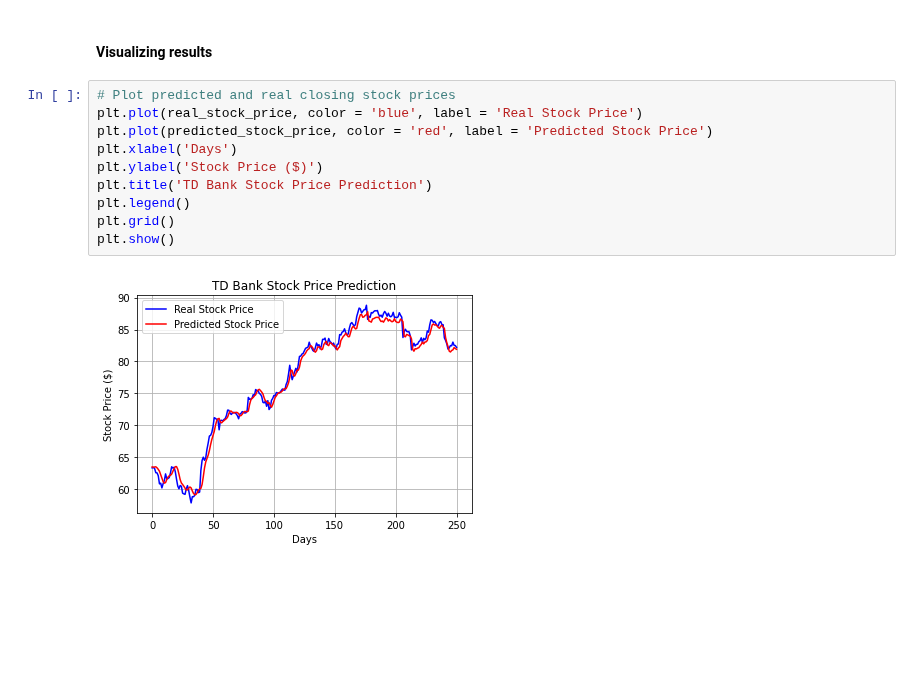
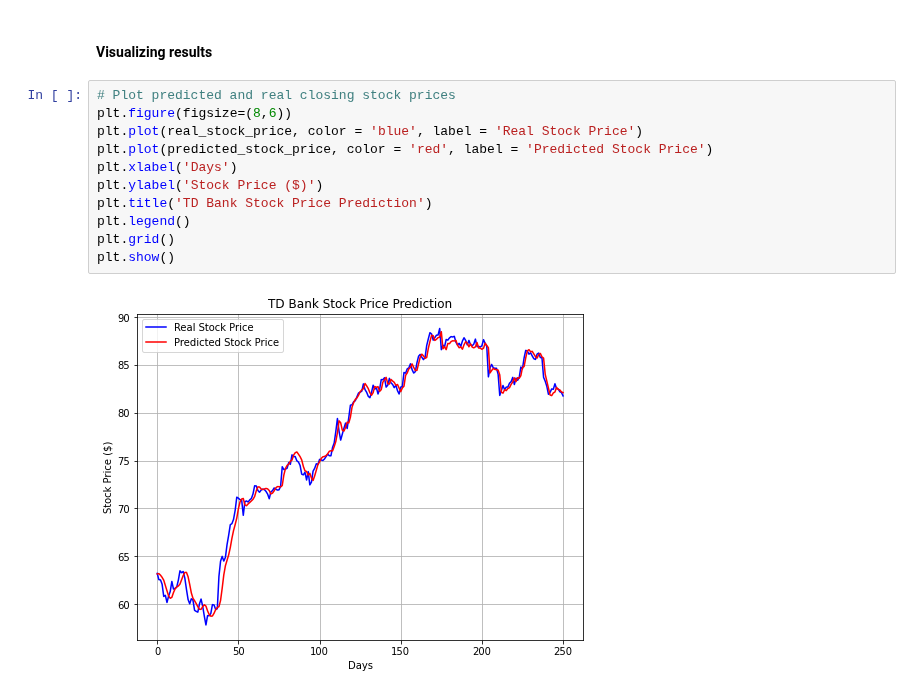
Before and after one commit to MarkLee7925/Bank-Stock-Prices-Prediction, a Jupyter notebook: Models/TDBank_StockPricesPrediction.ipynb, the cells around one changed output. Drawn from its saved outputs; the diff is of its cells as text; blank space fills up the shorter version.

```diff
--- a/Models/TDBank_StockPricesPrediction.ipynb
+++ b/Models/TDBank_StockPricesPrediction.ipynb
@@ -323,13 +323,14 @@ R^2 Score: 0.9887243167786729
 #### Visualizing results
 # %%
 # Plot predicted and real closing stock prices
+plt.figure(figsize=(8,6))
 plt.plot(real_stock_price, color = 'blue', label = 'Real Stock Price')
 plt.plot(predicted_stock_price, color = 'red', label = 'Predicted Stock Price')
 plt.xlabel('Days')
 plt.ylabel('Stock Price ($)')
 plt.title('TD Bank Stock Price Prediction')
 plt.legend()
 plt.grid()
 plt.show()
 # %% [output]
-[figure, old version]
+[figure, new version]
```
Also changed, not shown: parts of 7 cells of this notebook.
